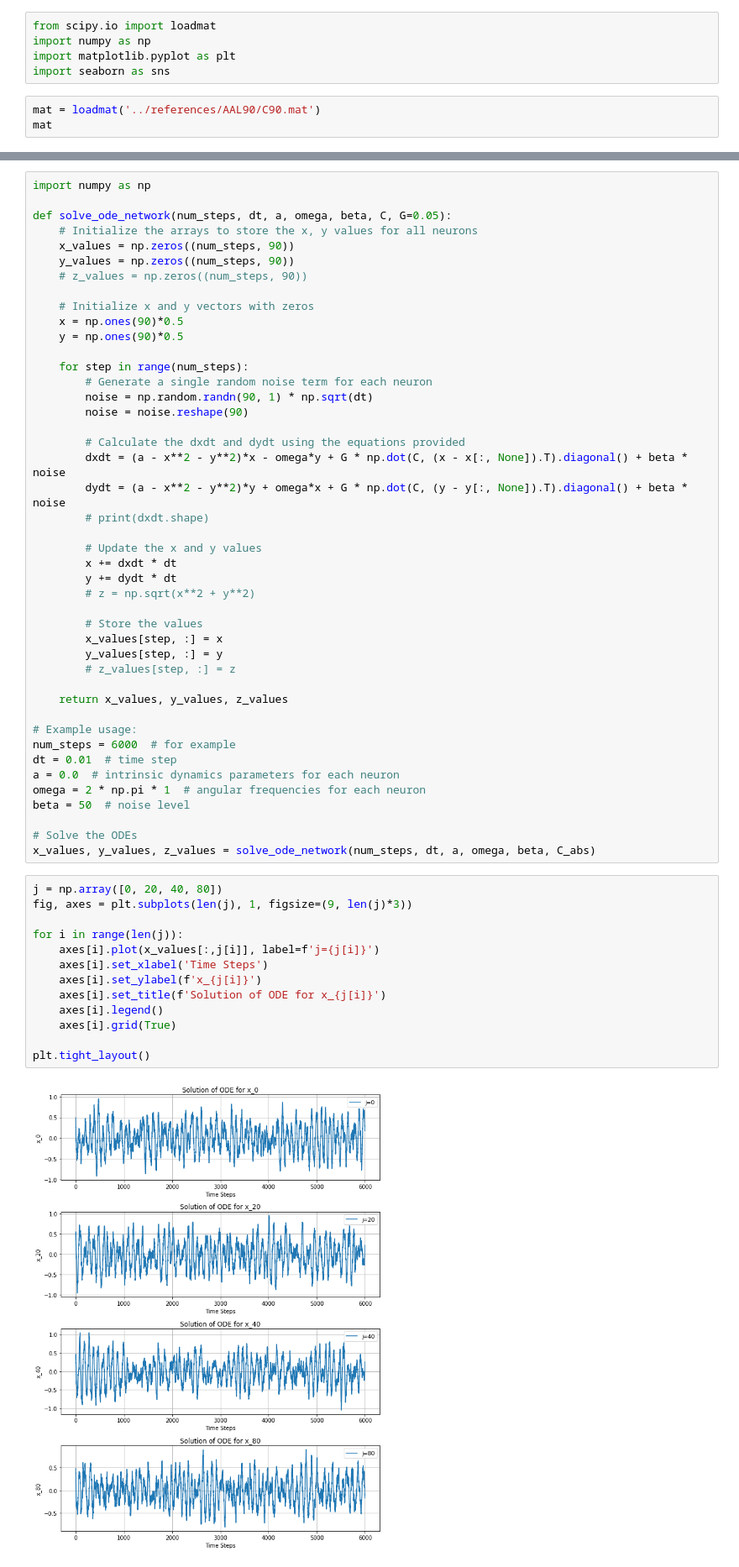
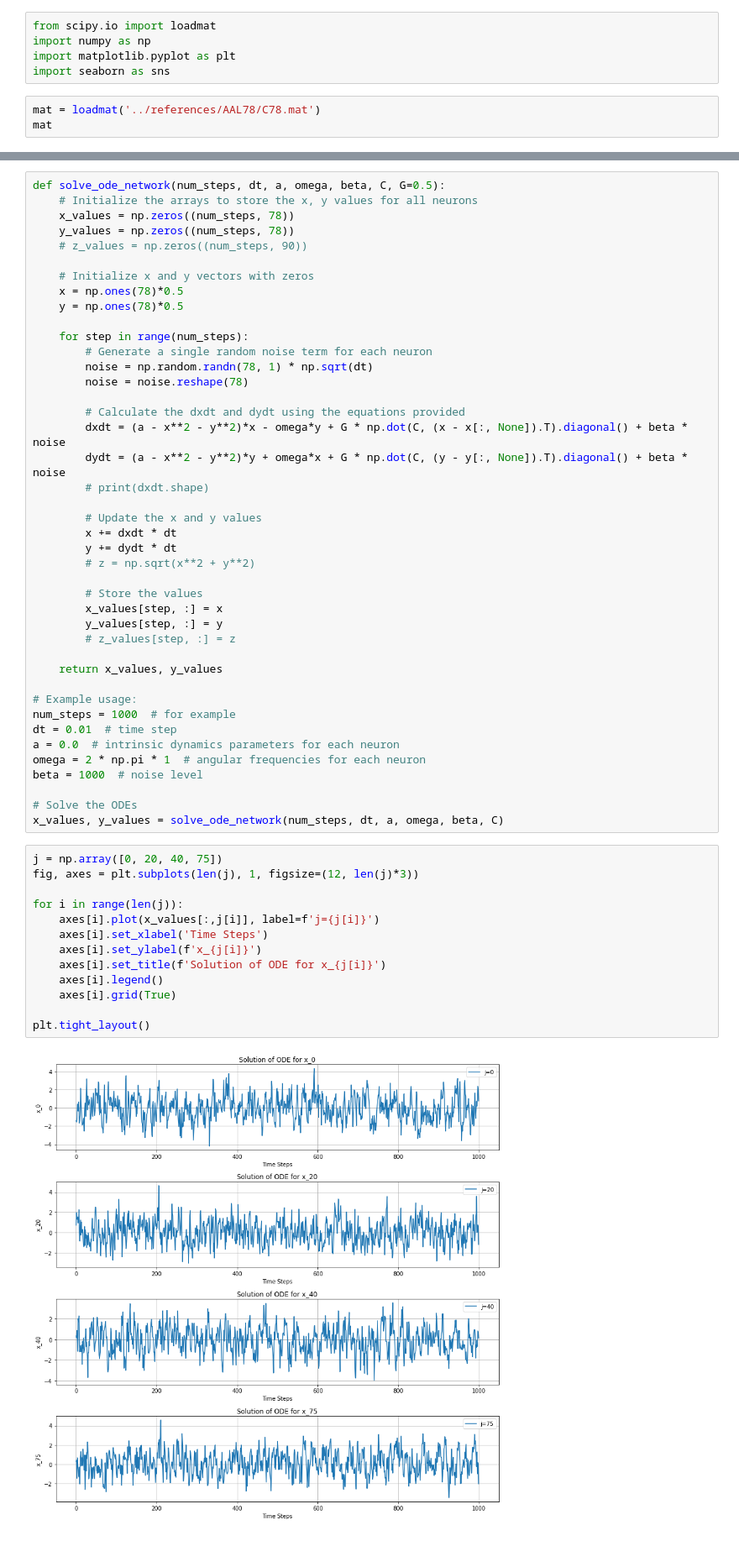
Before and after one commit to shayan823/Deco-Group-1A, a Jupyter notebook: PythonNotebooks/network.ipynb, the cells around one changed output, grey strips where cells are left out. Shown at 84% size. Drawn from its saved outputs; the diff is of its cells as text.

```diff
--- a/PythonNotebooks/network.ipynb
+++ b/PythonNotebooks/network.ipynb
@@ -4,6 +4,6 @@ import numpy as np
 import matplotlib.pyplot as plt
 import seaborn as sns
 # %%
-mat = loadmat('../references/AAL90/C90.mat')
+mat = loadmat('../references/AAL78/C78.mat')
 mat
 # %% [output]
@@ -72,20 +55,18 @@ plt.show()
 # %%
-import numpy as np
-
-def solve_ode_network(num_steps, dt, a, omega, beta, C, G=0.05):
+def solve_ode_network(num_steps, dt, a, omega, beta, C, G=0.5):
     # Initialize the arrays to store the x, y values for all neurons
-    x_values = np.zeros((num_steps, 90))
-    y_values = np.zeros((num_steps, 90))
+    x_values = np.zeros((num_steps, 78))
+    y_values = np.zeros((num_steps, 78))
     # z_values = np.zeros((num_steps, 90))
 
     # Initialize x and y vectors with zeros
-    x = np.ones(90)*0.5
-    y = np.ones(90)*0.5
+    x = np.ones(78)*0.5
+    y = np.ones(78)*0.5
 
     for step in range(num_steps):
         # Generate a single random noise term for each neuron
-        noise = np.random.randn(90, 1) * np.sqrt(dt)
-        noise = noise.reshape(90)
+        noise = np.random.randn(78, 1) * np.sqrt(dt)
+        noise = noise.reshape(78)
 
         # Calculate the dxdt and dydt using the equations provided
         dxdt = (a - x**2 - y**2)*x - omega*y + G * np.dot(C, (x - x[:, None]).T).diagonal() + beta * noise
@@ -102,29 +83,29 @@ def solve_ode_network(num_steps, dt, a, omega, beta, C, G=0.05):
         y_values[step, :] = y
         # z_values[step, :] = z
 
-    return x_values, y_values, z_values
+    return x_values, y_values
 
 # Example usage:
-num_steps = 6000  # for example
+num_steps = 1000  # for example
 dt = 0.01  # time step
 a = 0.0  # intrinsic dynamics parameters for each neuron
 omega = 2 * np.pi * 1  # angular frequencies for each neuron
-beta = 50  # noise level
+beta = 1000  # noise level
 
 # Solve the ODEs
-x_values, y_values, z_values = solve_ode_network(num_steps, dt, a, omega, beta, C_abs)
+x_values, y_values = solve_ode_network(num_steps, dt, a, omega, beta, C)
 # %%
-j = np.array([0, 20, 40, 80])
-fig, axes = plt.subplots(len(j), 1, figsize=(9, len(j)*3))
+j = np.array([0, 20, 40, 75])
+fig, axes = plt.subplots(len(j), 1, figsize=(12, len(j)*3))
 
 for i in range(len(j)):
     axes[i].plot(x_values[:,j[i]], label=f'j={j[i]}')
     axes[i].set_xlabel('Time Steps')
     axes[i].set_ylabel(f'x_{j[i]}')
     axes[i].set_title(f'Solution of ODE for x_{j[i]}')
     axes[i].legend()
     axes[i].grid(True)
 
 plt.tight_layout()
 # %% [output]
-[figure, old version]
+[figure, new version]
```
Also changed, not shown: parts of 9 cells of this notebook, 3 other files.
